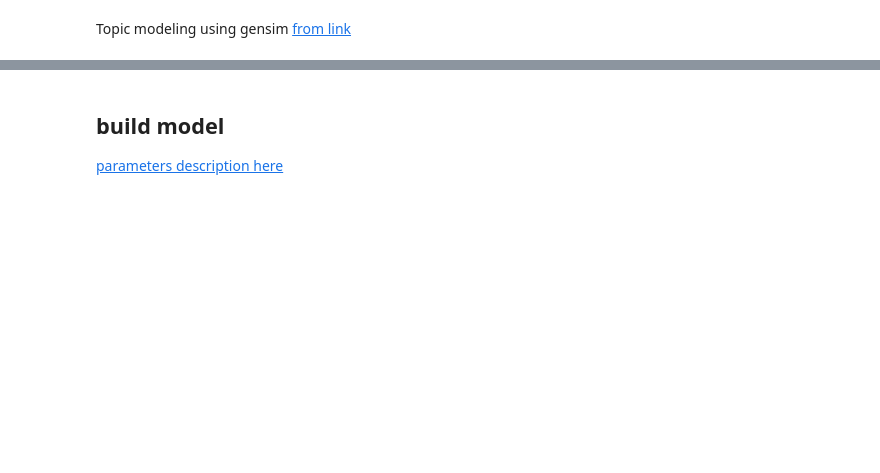
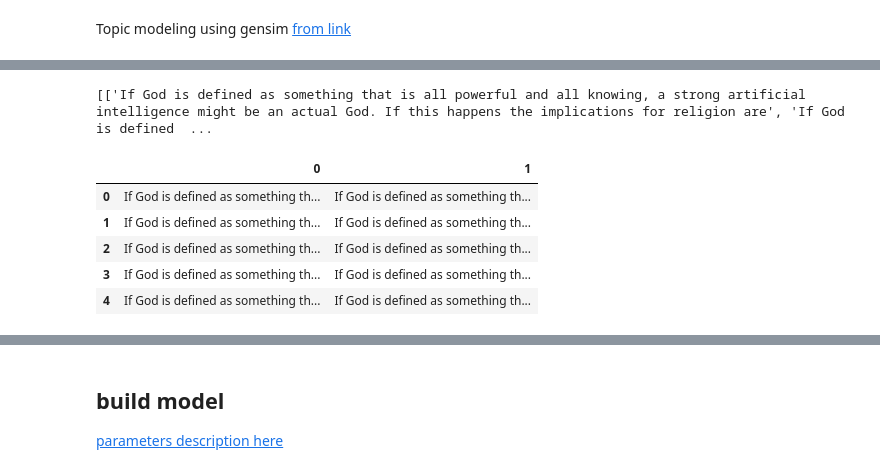
Before and after one commit to randywreed/gpt2_lda, a Jupyter notebook: gensim_gp2_lda.ipynb, the cells around one changed output, grey strips where cells are left out. Drawn from its saved outputs; the diff is of its cells as text; code cells hidden in the pictures; blank space fills up the shorter version.

```diff
--- a/gensim_gp2_lda.ipynb
+++ b/gensim_gp2_lda.ipynb
@@ -19,25 +118,37 @@ nltk.download('stopwords')
 # %%
 
 import gspread
 '''
 from google.colab import auth
 auth.authenticate_user()
 
 from oauth2client.client import GoogleCredentials
 
 gc = gspread.authorize(GoogleCredentials.get_application_default())
+
+gc=gspread.oauth()
 '''
-gc=gspread.oauth()
+gc = gspread.service_account('/spell/.config/gspread/configuration.json')
+
+
 worksheet = gc.open('Gpt Huggingface results').sheet1
 
 # get_all_values gives a list of rows.
 rows = worksheet.get_all_values()
 print(rows)
 
 # Convert to a DataFrame and render.
 import pandas as pd
 df=pd.DataFrame.from_records(rows)
 df.head()
+# %% [output]
+[['If God is defined as something that is all powerful and all knowing, a strong artificial intelligence might be an actual God. If this happens the implications for religion are', 'If God is defined  ...
+|  | 0 | 1 |
+| 0 | If God is defined as something th... | If God is defined as something th... |
+| 1 | If God is defined as something th... | If God is defined as something th... |
+| 2 | If God is defined as something th... | If God is defined as something th... |
+| 3 | If God is defined as something th... | If God is defined as something th... |
+| 4 | If God is defined as something th... | If God is defined as something th... |
 # %%
 df.columns=["prompt","text"]
 df.head()
```
Also changed, not shown: parts of 35 cells of this notebook, 3 other files.
